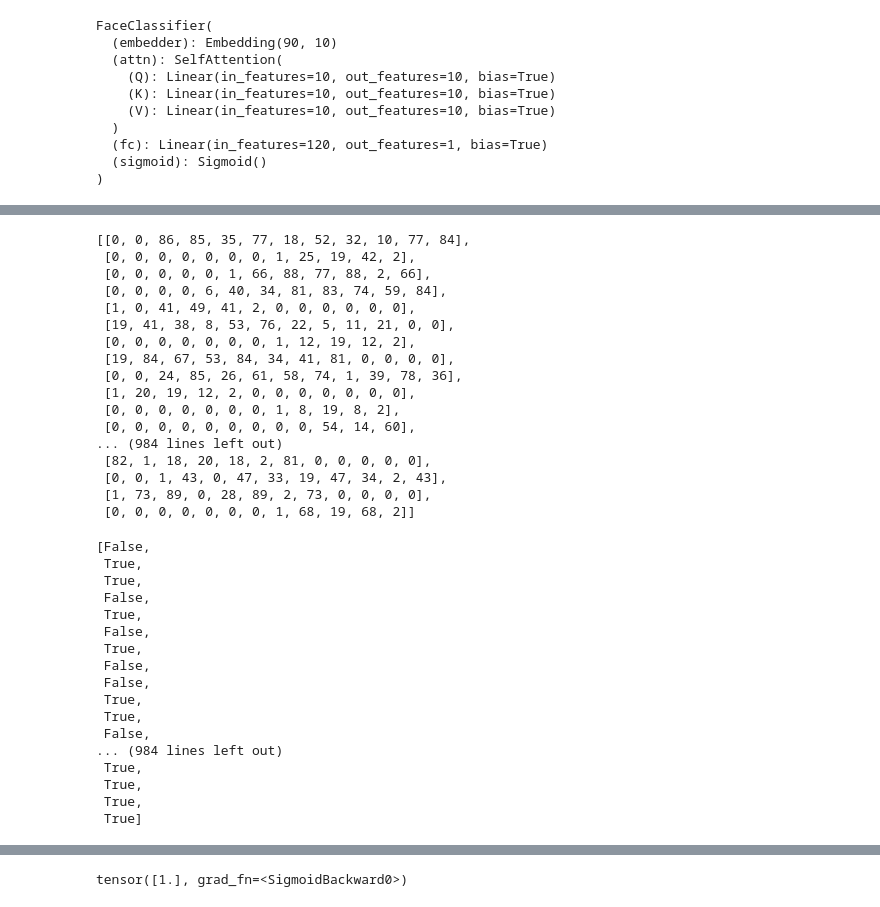
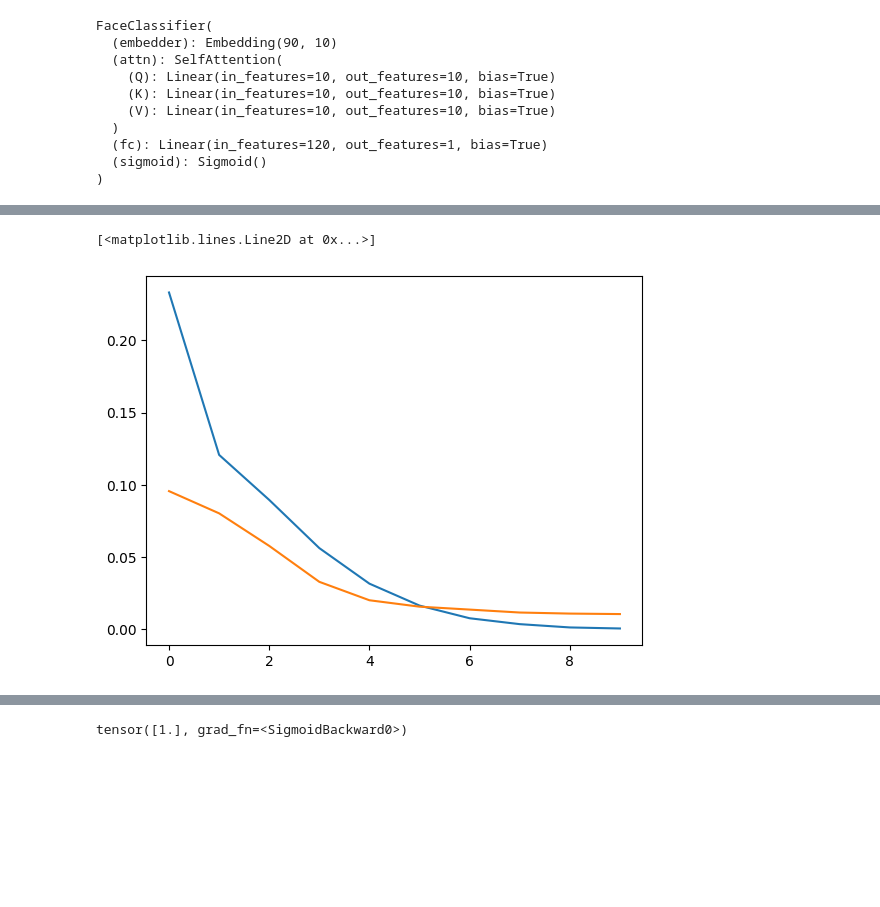
Before and after one commit to auto-d/mech-interp, a Jupyter notebook: mi.ipynb, the cells around one changed output, grey strips where cells are left out. Drawn from its saved outputs; the diff is of its cells as text; code cells hidden in the pictures; blank space fills up the shorter version.

```diff
--- a/mi.ipynb
+++ b/mi.ipynb
@@ -380,6 +380,11 @@ class SelfAttention(nn.Module):
         return out, attn
 # %%
 class FaceClassifier(nn.Module):
+  """
+  Dramatically oversized model to detect an ascii face in a string. However the sparsity it
+  probably encourages works for our introspection effort (maybe we can find some features associated
+  with specific faces)
+  """
 
   def __init__(self, vocab_size, seq_len, n_dim):
       """
@@ -437,13 +442,15 @@ def train(model, X_train, y_train, X_test, y_test, epochs=100):
     Train the face classifier
     """
 
-    # Use a fancy optimizer to help us converge, default learning rate
+    # Use a fancy optimizer to help us converge, larger learning rates here result in a failure to
+    # stabilize at a low loss
     optimizer = torch.optim.Adam(model.parameters(), lr=0.001)
 
     # Binary cross-entropy loss calculator for our binary classification task
     loss_fn = nn.BCELoss()
 
-    loss_history = []
+    train_loss = []
+    val_loss = []
 
     for epoch in range(epochs):
 
@@ -470,9 +477,11 @@ def train(model, X_train, y_train, X_test, y_test, epochs=100):
 
             epoch_loss.append(loss.item())
 
-        loss_history.append(np.mean(epoch_loss))
-        #print(f"Epoch loss: {loss_history[-1]:.7f}")
-        print(f"Epoch loss: {loss_history[-1]:.7f} Validation loss: {validate(model, X_test, y_test):.7f}")
+        train_loss.append(np.mean(epoch_loss))
+        val_loss.append(validate(model, X_test, y_test))
+        print(f"Epoch loss: {train_loss[-1]:.7f} Validation loss: {val_loss[-1]:.7f}")
+
+    return train_loss, val_loss
 # %% [markdown]
 ## Modeling
 # %% [markdown]
@@ -496,5 +505,5 @@ FaceClassifier(
   (sigmoid): Sigmoid()
 )
 # %%
-train(model, X_train, y_train, X_test, y_test, epochs=30)
+train_loss, val_loss = train(model, X_train, y_train, X_test, y_test, epochs=10)
 # %% [output]
@@ -518,41 +520,9 @@ Epoch loss: 0.0000001 Validation loss: 0.0058005
-# %%
-padded
-# %% [output]
-[[0, 0, 86, 85, 35, 77, 18, 52, 32, 10, 77, 84],
- [0, 0, 0, 0, 0, 0, 0, 1, 25, 19, 42, 2],
- [0, 0, 0, 0, 0, 1, 66, 88, 77, 88, 2, 66],
- [0, 0, 0, 0, 6, 40, 34, 81, 83, 74, 59, 84],
- [1, 0, 41, 49, 41, 2, 0, 0, 0, 0, 0, 0],
- [19, 41, 38, 8, 53, 76, 22, 5, 11, 21, 0, 0],
- [0, 0, 0, 0, 0, 0, 0, 1, 12, 19, 12, 2],
- [19, 84, 67, 53, 84, 34, 41, 81, 0, 0, 0, 0],
- [0, 0, 24, 85, 26, 61, 58, 74, 1, 39, 78, 36],
- [1, 20, 19, 12, 2, 0, 0, 0, 0, 0, 0, 0],
- [0, 0, 0, 0, 0, 0, 0, 1, 8, 19, 8, 2],
- [0, 0, 0, 0, 0, 0, 0, 0, 0, 54, 14, 60],
-... (984 lines left out)
- [82, 1, 18, 20, 18, 2, 81, 0, 0, 0, 0, 0],
- [0, 0, 1, 43, 0, 47, 33, 19, 47, 34, 2, 43],
- [1, 73, 89, 0, 28, 89, 2, 73, 0, 0, 0, 0],
- [0, 0, 0, 0, 0, 0, 0, 1, 68, 19, 68, 2]]
-# %%
-labels
-# %% [output]
-[False,
- True,
- True,
- False,
- True,
- False,
- True,
- False,
- False,
- True,
- True,
- False,
-... (984 lines left out)
- True,
- True,
- True,
- True]
+# %%
+from matplotlib import pyplot as plt
+
+plt.plot(train_loss)
+plt.plot(val_loss)
+# %% [output]
+[<matplotlib.lines.Line2D at 0x...>]
+[figure, added]
 # %%
```
Also changed, not shown: parts of 3 cells of this notebook.
